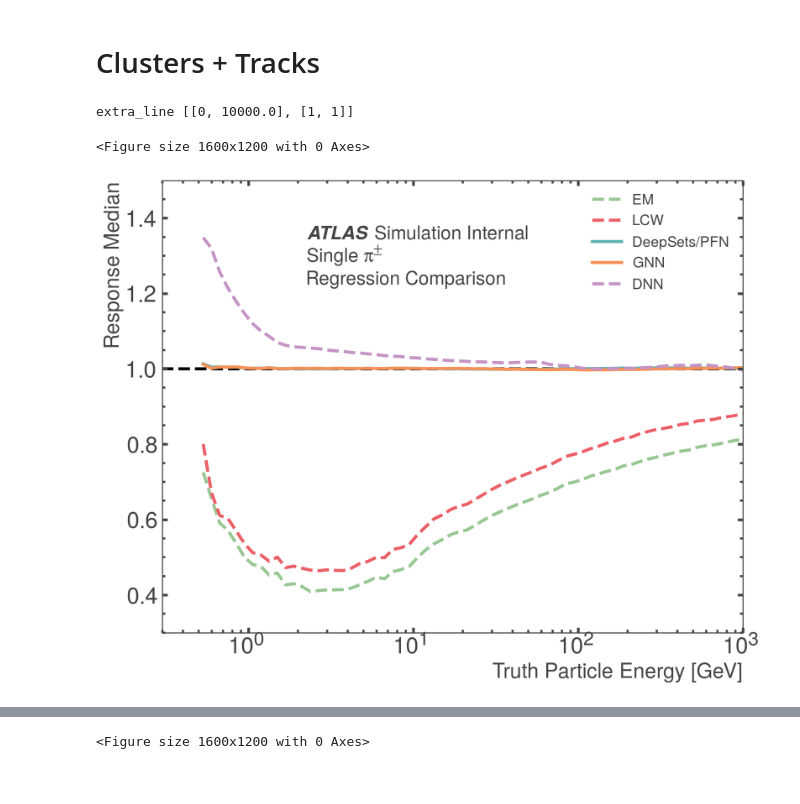
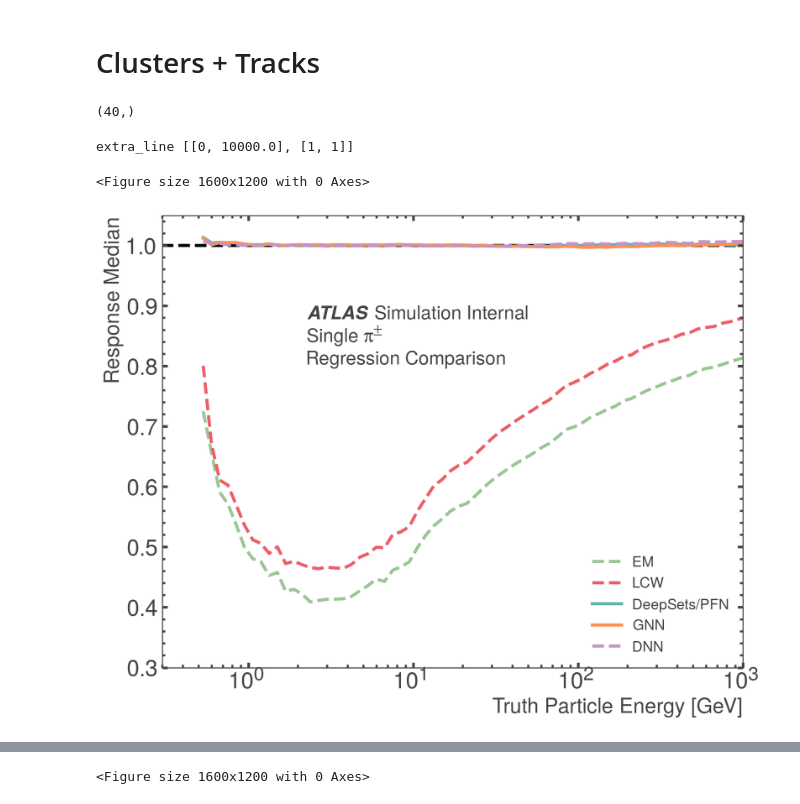
Before and after one commit to atlas-calo-ml/gn4pions_eastbay, a Jupyter notebook: make_plots.ipynb, the cells around one changed output, grey strips where cells are left out. Cells and saved outputs as stored; diff of their text form; code cells hidden in the pictures.

Commit message:
Update plots & DNN training script

```diff
--- a/make_plots.ipynb
+++ b/make_plots.ipynb
@@ -242,11 +242,16 @@ pu.lineOverlay(xcenter=xcenter, lines = iqr_2,
 [figure]
 # %% [markdown]
 # Clusters + Tracks
+# %%
+median_dnn['response_median'].shape
+# %% [output]
+(40,)
 # %%
 median_em =  np.load('pub_note_results/response_medians_em.npz')
 median_lcw =  np.load('pub_note_results/response_medians_lcw.npz')
 median_transformer = np.load('pub_note_results/response_medians_transformer_large.npz')
-median_dnn = np.load('pub_note_results/response_medians_dnn_2.npz')
+median_dnn = np.load('pub_note_results/response_median_dnn_test.npz')
+# median_dnn = np.load('pub_note_results/response_medians_dnn_2.npz')
 median_gnn = np.load('pub_note_results/response_medians_gnn_allclusters_cells.npz')
 # median_pfn = np.load('pub_note_results/response_medians_pfn.npz') # Russell
 median_pfn = np.load('pub_note_results/response_medians_deepsets_allclusters_cells.npz') # Piyush
@@ -264,35 +269,35 @@ medians = [
 
 labels=[
     'EM', 'LCW',
     # 'Transformer',
     'DeepSets/PFN',
         'GNN',
         'DNN',
        ]
 
 colors = ['on:green', 'on:red',
           # 'on:blue',
           'on:cyan', 'on:orange', 'on:pink', 'darkslategray', 'tab:olive']
 
 
 ### Response medians
 pu.lineOverlay(xcenter=xcenter, lines=medians,
             labels=labels,
             xlabel = 'Truth Particle Energy [GeV]', ylabel = 'Response Median',
             figfile = 'pub_note_results/regress_response_medians.pdf',
-            y_max=1.5, y_min=.3,
+            y_max=1.05, y_min=.3,
                x_min = .3,
                colorgrouping=0,
                colors=colors,
             extra_lines= [[[0, 10e3], [1, 1]]],
             linestyles = ['dashed', 'dashed',
                           # 'solid',
                           'solid', 'solid', 'dashed', 'dashed',
                          ], # , 'dashed',],
-            atlas_x = 0.25, atlas_y = 0.9, simulation = True,
-            textlist = [{'x': 0.25, 'y': 0.82, 'text': 'Single $\pi^{\pm}$'},
-                        {'x': 0.25, 'y': 0.77,  'text': 'Regression Comparison'}])
+            atlas_x = 0.25, atlas_y = 0.8, simulation = True,
+            textlist = [{'x': 0.25, 'y': 0.72, 'text': 'Single $\pi^{\pm}$'},
+                        {'x': 0.25, 'y': 0.67,  'text': 'Regression Comparison'}])
 # %% [output]
 extra_line [[0, 10000.0], [1, 1]]
 <Figure size 1600x1200 with 0 Axes>
-[figure, old version]
+[figure, new version]
```
Also changed, not shown: parts of 2 cells of this notebook, 2 other files.
